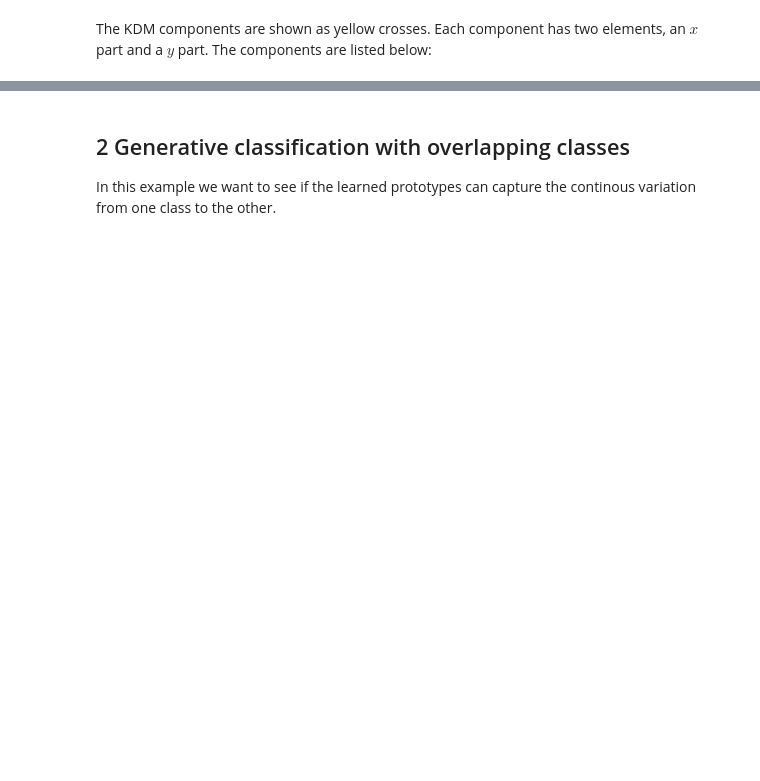
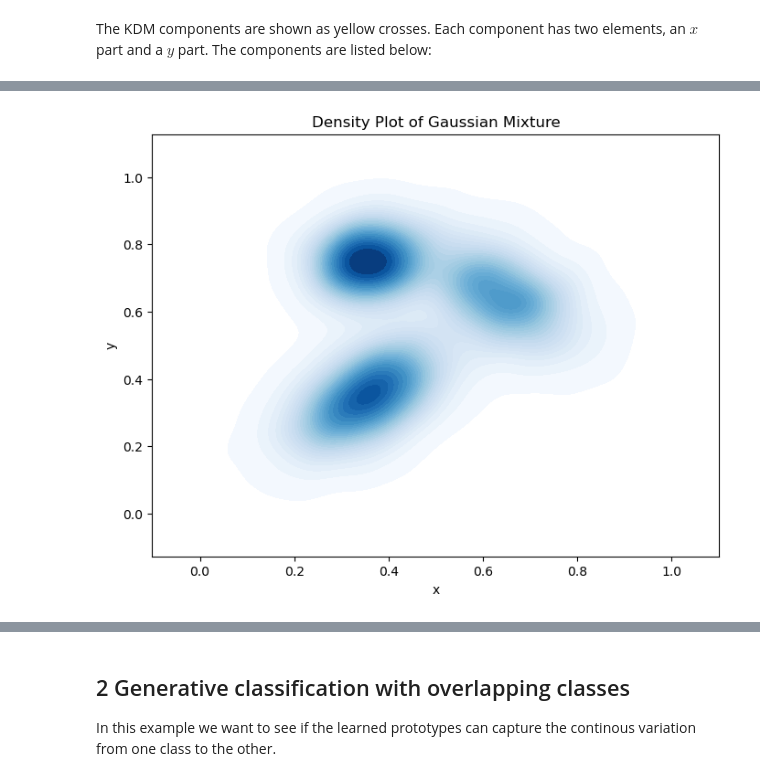
Before and after one commit to fagonzalezo/kdm, a Jupyter notebook: examples/kdm_generative_test.ipynb, the cells around one changed output, grey strips where cells are left out. Saved outputs shown, nothing was run; the diff lists cells and outputs as text; code cells hidden in the pictures; blank space fills up the shorter version.

```diff
--- a/examples/kdm_generative_test.ipynb
+++ b/examples/kdm_generative_test.ipynb
@@ -185,0 +307,11 @@ Component 29
+# %%
+import seaborn as sns
+
+plt.figure(figsize=(8, 6))
+sns.kdeplot(x=X[:, 0], y=X[:, 1], cmap='Blues', fill=True, thresh=0.01, levels=30)
+plt.xlabel('x')
+plt.ylabel('y')
+plt.title('Density Plot of Gaussian Mixture')
+plt.show()
+# %% [output]
+[figure, added]
```
Also changed, not shown: parts of 13 cells of this notebook, 1 other file.
